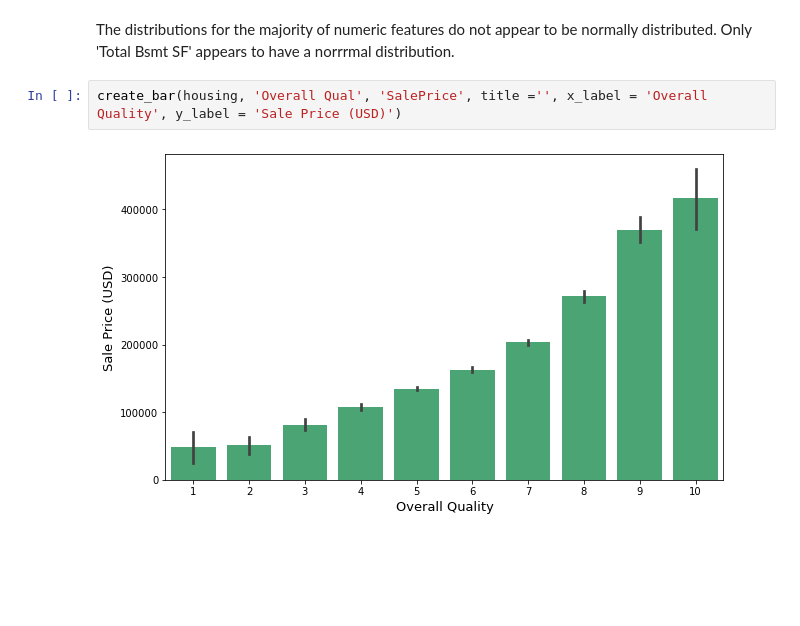
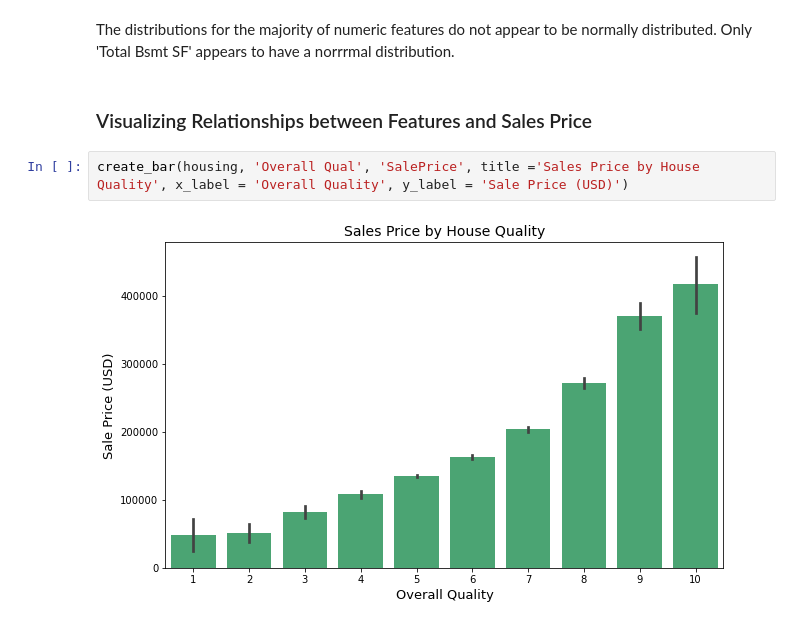
Before and after one commit to jlu90/Predicting-House-Prices-with-Linear-Regression, a Jupyter notebook: lutes_cleaning_notebook.ipynb, the cells around one changed output. Saved outputs shown, nothing was run; the diff lists cells and outputs as text; blank space fills up the shorter version.

Commit message:
more visualizations

```diff
--- a/lutes_cleaning_notebook.ipynb
+++ b/lutes_cleaning_notebook.ipynb
@@ -710,6 +703,8 @@ plt.title('Distributions of Features');
 # %% [markdown]
 The distributions for the majority of numeric features do not appear to be normally distributed. Only 'Total Bsmt SF' appears to have a norrrmal distribution.
+# %% [markdown]
+### Visualizing Relationships between Features and Sales Price
 # %%
-create_bar(housing, 'Overall Qual', 'SalePrice', title ='', x_label = 'Overall Quality', y_label = 'Sale Price (USD)')
+create_bar(housing, 'Overall Qual', 'SalePrice', title ='Sales Price by House Quality', x_label = 'Overall Quality', y_label = 'Sale Price (USD)')
 # %% [output]
-[figure, old version]
+[figure, new version]
```
Also changed, not shown: parts of 6 cells of this notebook.
